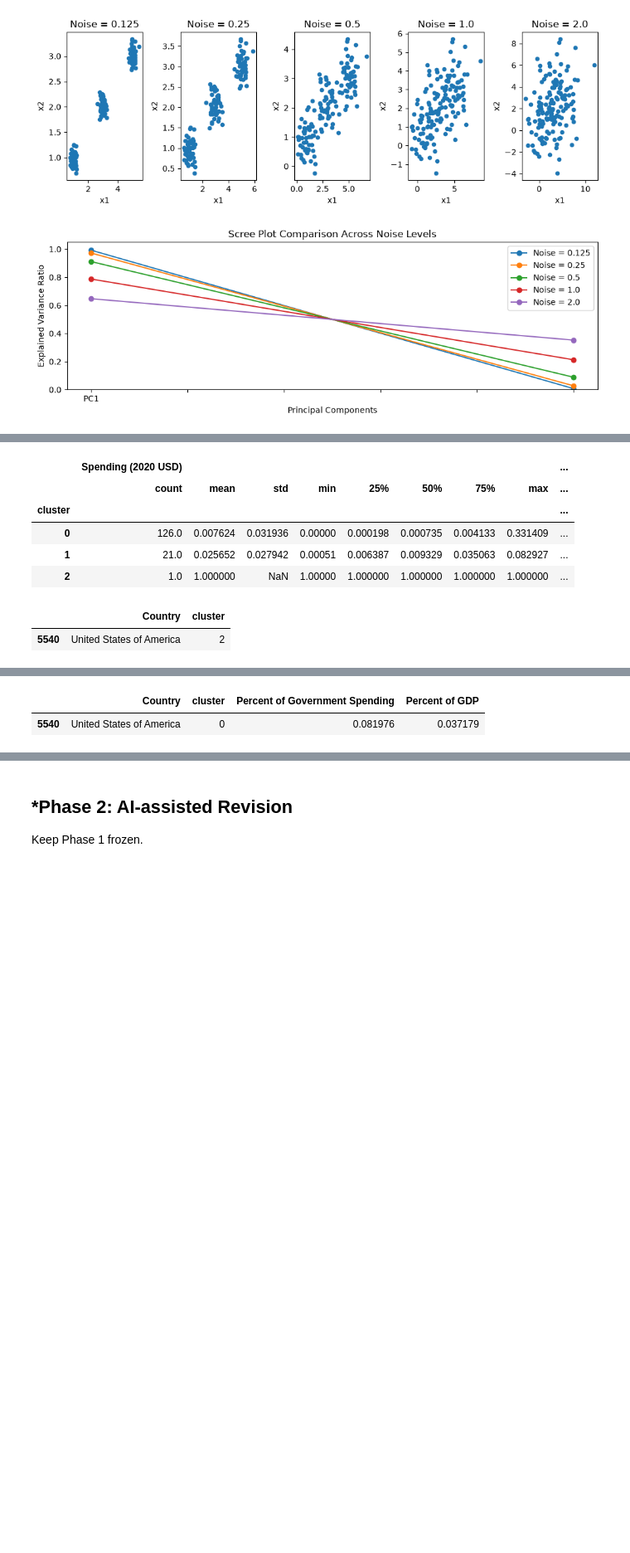
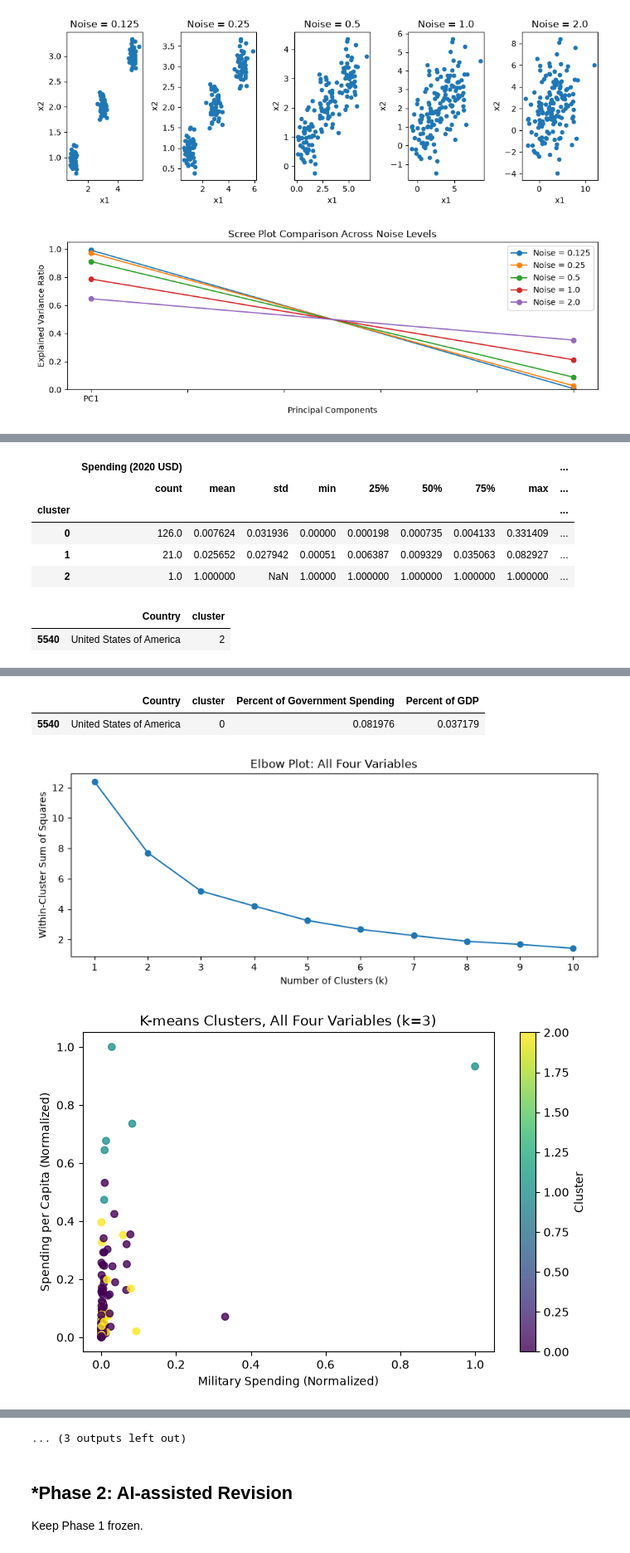
Before and after one commit to EdwardChristopheryvc/A04-clustering, a Jupyter notebook: notebook.ipynb, the cells around one changed output, grey strips where cells are left out. Shown at 83% size. Cells and saved outputs as stored; diff of their text form; code cells hidden in the pictures; blank space fills up the shorter version.

```diff
--- a/notebook.ipynb
+++ b/notebook.ipynb
@@ -331,35 +331,106 @@ display(
 # ` Spending per Capita`, `Percent of Government Spending`, and `Percent of GDP`.
 #   How do your results compare to the previous two parts?
 
+cols = ['Spending (2020 USD)', 'Spending per Capita',
+        'Percent of Government Spending', 'Percent of GDP']
+scaler4 = MinMaxScaler()
+df_clean_4 = df_clean.copy()
+df_clean_4[cols] = scaler4.fit_transform(df_clean_4[cols])
+
+inertias4 = []
+K = range(1, 11)
+
+for k in K:
+    kmeans4 = KMeans(n_clusters=k, random_state=100, n_init=10)
+    kmeans4.fit(df_clean_4[cols])
+    inertias4.append(kmeans4.inertia_)
+
+plt.figure(figsize=(10, 3.5))
+plt.plot(K, inertias4, marker='o')
+plt.xlabel('Number of Clusters (k)')
+plt.ylabel('Within-Cluster Sum of Squares')
+plt.title('Elbow Plot: All Four Variables')
+plt.xticks(list(K))
+plt.show()
+
+# Pick k from the elbow you see, then update this number
+k4 = 3
+
+kmeans4 = KMeans(n_clusters=k4, random_state=100, n_init=10)
+df_clean_4['cluster'] = kmeans4.fit_predict(df_clean_4[cols])
+
+# Scatterplot (can only show 2 of the 4 variables), colored by cluster
+plt.figure(figsize=(8, 5))
+plt.scatter(
+    df_clean_4['Spending (2020 USD)'],
+    df_clean_4['Spending per Capita'],
+    c=df_clean_4['cluster'],
+    cmap='viridis',
+    alpha=0.8
+)
+plt.xlabel('Military Spending (Normalized)')
+plt.ylabel('Spending per Capita (Normalized)')
+plt.title(f'K-means Clusters, All Four Variables (k={k4})')
+plt.colorbar(label='Cluster')
+plt.show()
+
+# Describe the ORIGINAL values within each cluster
+df_clean_4_labeled = df_clean.copy()
+df_clean_4_labeled['cluster'] = df_clean_4['cluster'].values
+
+display(
+    df_clean_4_labeled.groupby('cluster')[
+        ['Spending (2020 USD)', 'Spending per Capita',
+         'Percent of Government Spending', 'Percent of GDP']
+    ].describe()
+)
+
+# Find the United States and its cluster
+display(
+    df_clean_4_labeled.loc[
+        df_clean_4_labeled['Country'].str.contains(
+            'United States', case=False, na=False
+        ),
+        ['Country', 'cluster']
+    ]
+)
+
+# Cluster sizes and members, to look for patterns
+print(df_clean_4_labeled['cluster'].value_counts())
+for c in sorted(df_clean_4_labeled['cluster'].unique()):
+    print(c, list(df_clean_4_labeled.loc[df_clean_4_labeled['cluster'] == c, 'Country']))
+
 # Using all four variables combines total spending with relative spending.
 # The clusters may differ from parts 2 and 3 because more information is considered.
 # The United States may still stand out due to its high total military spending.
 
 
 #5. Did the $k$-MC algorithm find any useful patterns for you in analyzing the spending?
 
 # K-means found some useful patterns by grouping countries with similar military spending.
 # However, the results depend on which variables are used, and some clusters may not be very distinct or meaningful.
 # %% [output]
 173
 148
 [figure]
 [figure]
 |  | Spending (2020 USD) |  |  |  |  |  |  |  | ... |
 |  | count | mean | std | min | 25% | 50% | 75% | max | ... |
 | cluster |  |  |  |  |  |  |  |  | ... |
 | 0 | 126.0 | 0.007624 | 0.031936 | 0.00000 | 0.000198 | 0.000735 | 0.004133 | 0.331409 | ... |
 | 1 | 21.0 | 0.025652 | 0.027942 | 0.00051 | 0.006387 | 0.009329 | 0.035063 | 0.082927 | ... |
 | 2 | 1.0 | 1.000000 | NaN | 1.00000 | 1.000000 | 1.000000 | 1.000000 | 1.000000 | ... |
 |  | Country | cluster |
 | 5540 | United States of America | 2 |
 [figure]
 [figure]
 |  | Percent of Government Spending |  |  |  |  |  |  |  | Percent of GDP | ... |
 |  | count | mean | std | min | 25% | 50% | 75% | max | count | ... |
 | cluster |  |  |  |  |  |  |  |  |  | ... |
 | 0 | 39.0 | 0.098683 | 0.024125 | 0.059520 | 0.082430 | 0.092044 | 0.112633 | 0.157918 | 39.0 | ... |
 | 1 | 99.0 | 0.035777 | 0.014549 | 0.004896 | 0.025921 | 0.034261 | 0.047402 | 0.074624 | 99.0 | ... |
 | 2 | 10.0 | 0.171289 | 0.058725 | 0.097882 | 0.135010 | 0.168248 | 0.179081 | 0.303027 | 10.0 | ... |
 |  | Country | cluster | Percent of Government Spending | Percent of GDP |
 | 5540 | United States of America | 0 | 0.081976 | 0.037179 |
+[figure, added]
+[figure, added]
@@ -366,3 +443,4 @@ display(
+... (3 outputs left out)
 # %% [markdown]
 ## *Phase 2: AI-assisted Revision
 Keep Phase 1 frozen.
```
Also changed, not shown: parts of 3 cells of this notebook.
